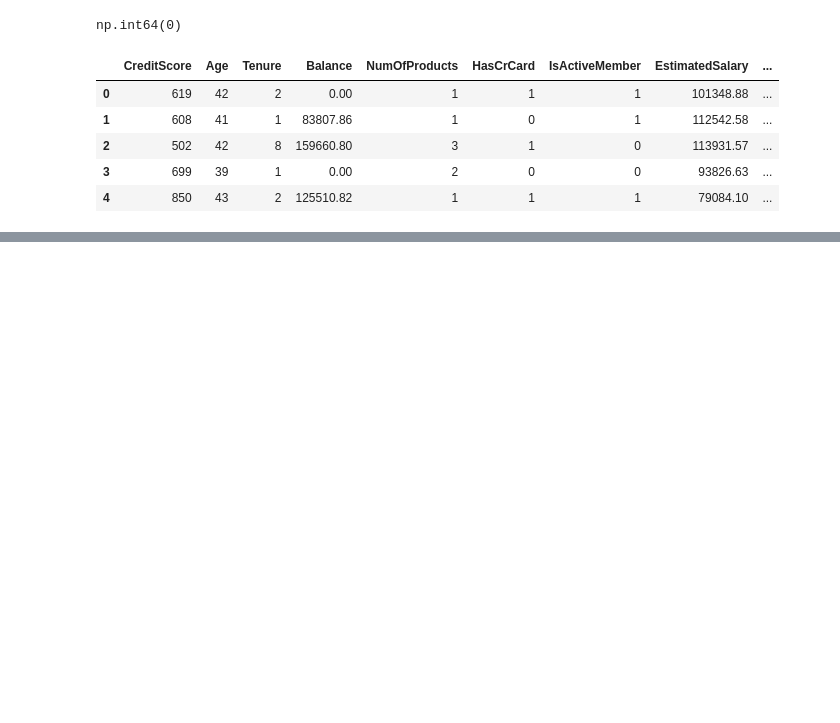
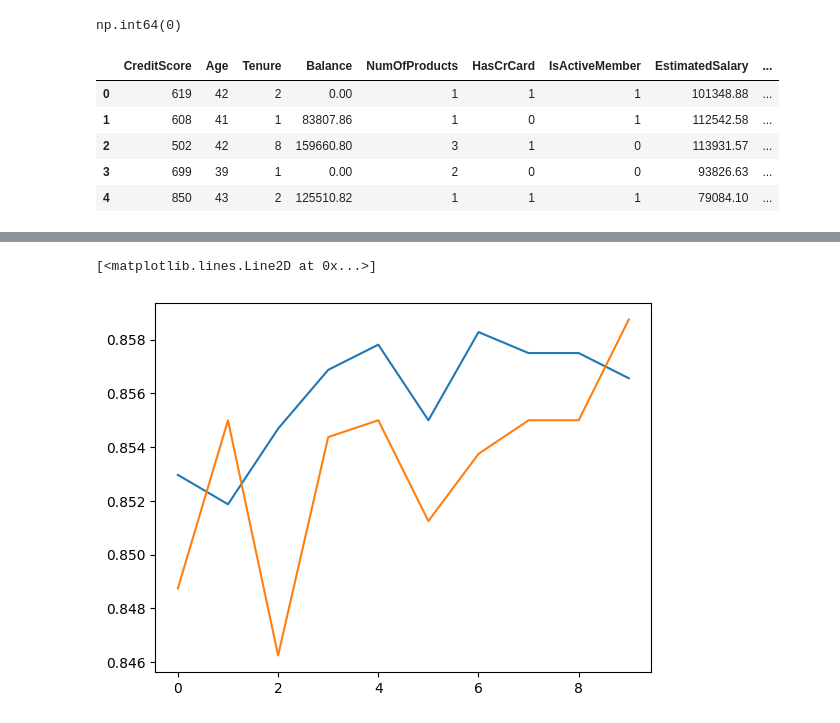
Before and after one commit to Vikash-exe/Deep-Learning-and-Computer-vision, a Jupyter notebook: Day_02_Using_keras.ipynb, the cells around one changed output, grey strips where cells are left out. Drawn from its saved outputs; the diff is of its cells as text; code cells hidden in the pictures; blank space fills up the shorter version.

```diff
--- a/Day_02_Using_keras.ipynb
+++ b/Day_02_Using_keras.ipynb
@@ -56,0 +156,6 @@ y = df['Exited']
+# %%
+plt.plot(history.history['accuracy'])
+plt.plot(history.history['val_accuracy'])
+# %% [output]
+[<matplotlib.lines.Line2D at 0x...>]
+[figure, added]
```
Also changed, not shown: parts of 13 cells of this notebook, 1 other file.
